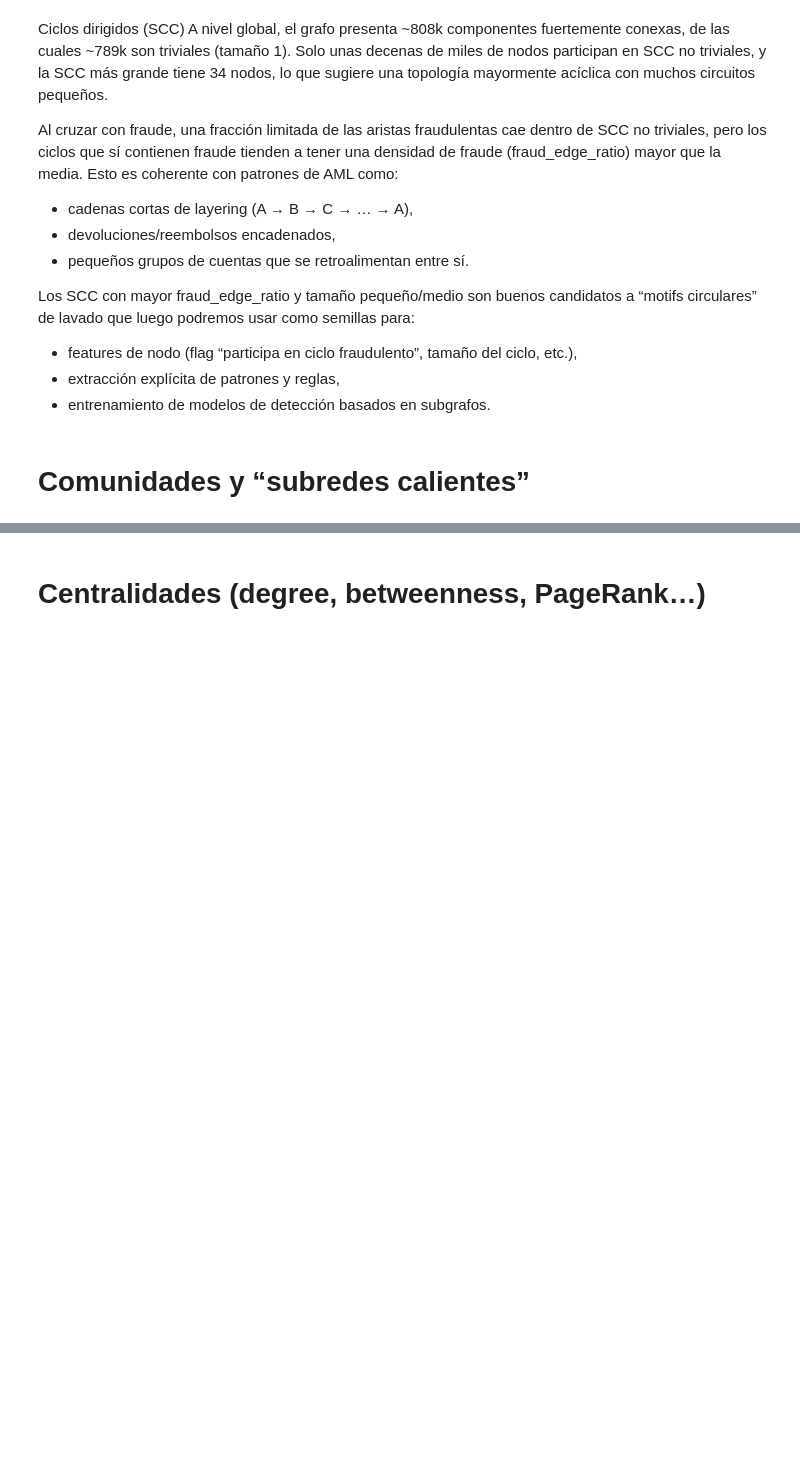
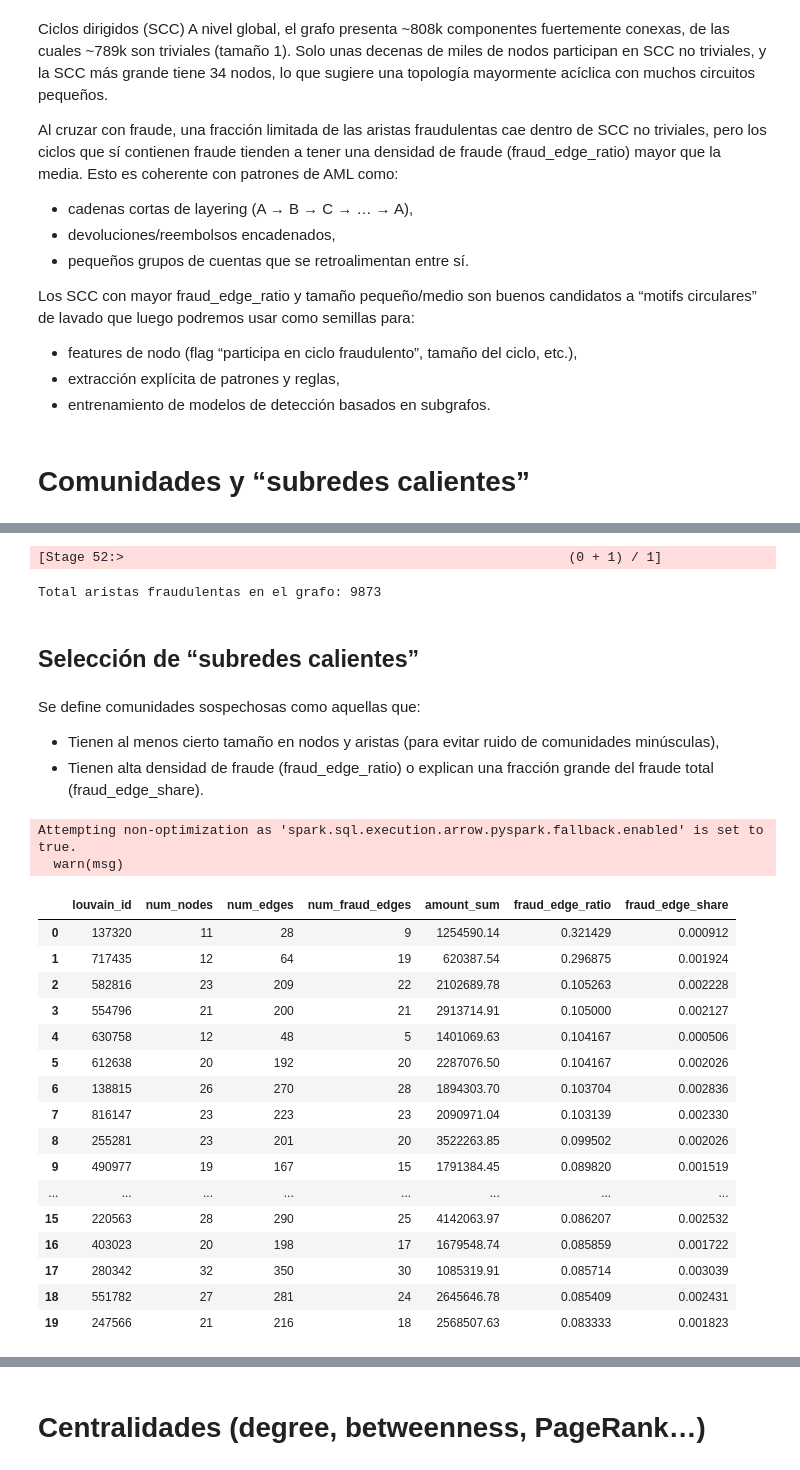
Before and after one commit to IngElecPuc/KaggleChallenges, a Jupyter notebook: Anti Money Laundering Transaction Data/EDA Topológico.ipynb, the cells around one changed output, grey strips where cells are left out. Saved outputs shown, nothing was run; the diff lists cells and outputs as text; code cells hidden in the pictures; blank space fills up the shorter version.

```diff
--- a/Anti Money Laundering Transaction Data/EDA Topológico.ipynb
+++ b/Anti Money Laundering Transaction Data/EDA Topológico.ipynb
@@ -1280,0 +1441,15 @@ Los SCC con mayor fraud_edge_ratio y tamaño pequeño/medio son buenos candidato
+# %%
+comm_summary = (
+    community_sizes
+    .join(df_comm_edges, "louvain_id", "left")
+    .fillna(0, subset=["num_edges", "num_fraud_edges", "amount_sum"])
+    .withColumn(
+        "fraud_edge_ratio",
+        F.when(F.col("num_edges") > 0,
+               F.col("num_fraud_edges") / F.col("num_edges")
+        ).otherwise(F.lit(0.0))
+    )
+)
+
+comm_summary.cache()
+comm_summary.printSchema()
@@ -1280,0 +1464,51 @@ Los SCC con mayor fraud_edge_ratio y tamaño pequeño/medio son buenos candidato
+# %%
+#calculamos el share de fraude global que explica cada comunidad
+total_fraud_edges = edges_df.filter(F.col("is_laundering") == 1).count()
+print("Total aristas fraudulentas en el grafo:", total_fraud_edges)
+
+comm_summary = comm_summary.withColumn(
+    "fraud_edge_share",
+    F.when(F.lit(total_fraud_edges) > 0,
+           F.col("num_fraud_edges") / F.lit(total_fraud_edges)
+    ).otherwise(F.lit(0.0))
+)
+# %% [output]
+[Stage 52:>                                                         (0 + 1) / 1]
+Total aristas fraudulentas en el grafo: 9873
+# %% [markdown]
+## Selección de “subredes calientes”
+# %% [markdown]
+Se define comunidades sospechosas como aquellas que:
+
+- Tienen al menos cierto tamaño en nodos y aristas (para evitar ruido de comunidades minúsculas),
+- Tienen alta densidad de fraude (fraud_edge_ratio) o explican una fracción grande del fraude total (fraud_edge_share).
+# %%
+suspicious_communities = (
+    comm_summary
+    .filter((F.col("num_nodes") >= 5) & (F.col("num_edges") >= 20))
+    .orderBy(F.desc("fraud_edge_ratio"))
+    .limit(20)
+)
+
+suspicious_communities_pdf = suspicious_communities.toPandas()
+suspicious_communities_pdf
+# %% [output]
+Attempting non-optimization as 'spark.sql.execution.arrow.pyspark.fallback.enabled' is set to true.
+  warn(msg)
+|  | louvain_id | num_nodes | num_edges | num_fraud_edges | amount_sum | fraud_edge_ratio | fraud_edge_share |
+| 0 | 137320 | 11 | 28 | 9 | 1254590.14 | 0.321429 | 0.000912 |
+| 1 | 717435 | 12 | 64 | 19 | 620387.54 | 0.296875 | 0.001924 |
+| 2 | 582816 | 23 | 209 | 22 | 2102689.78 | 0.105263 | 0.002228 |
+| 3 | 554796 | 21 | 200 | 21 | 2913714.91 | 0.105000 | 0.002127 |
+| 4 | 630758 | 12 | 48 | 5 | 1401069.63 | 0.104167 | 0.000506 |
+| 5 | 612638 | 20 | 192 | 20 | 2287076.50 | 0.104167 | 0.002026 |
+| 6 | 138815 | 26 | 270 | 28 | 1894303.70 | 0.103704 | 0.002836 |
+| 7 | 816147 | 23 | 223 | 23 | 2090971.04 | 0.103139 | 0.002330 |
+| 8 | 255281 | 23 | 201 | 20 | 3522263.85 | 0.099502 | 0.002026 |
+| 9 | 490977 | 19 | 167 | 15 | 1791384.45 | 0.089820 | 0.001519 |
+| ... | ... | ... | ... | ... | ... | ... | ... |
+| 15 | 220563 | 28 | 290 | 25 | 4142063.97 | 0.086207 | 0.002532 |
+| 16 | 403023 | 20 | 198 | 17 | 1679548.74 | 0.085859 | 0.001722 |
+| 17 | 280342 | 32 | 350 | 30 | 1085319.91 | 0.085714 | 0.003039 |
+| 18 | 551782 | 27 | 281 | 24 | 2645646.78 | 0.085409 | 0.002431 |
+| 19 | 247566 | 21 | 216 | 18 | 2568507.63 | 0.083333 | 0.001823 |
```
Also changed, not shown: parts of 29 cells of this notebook.
